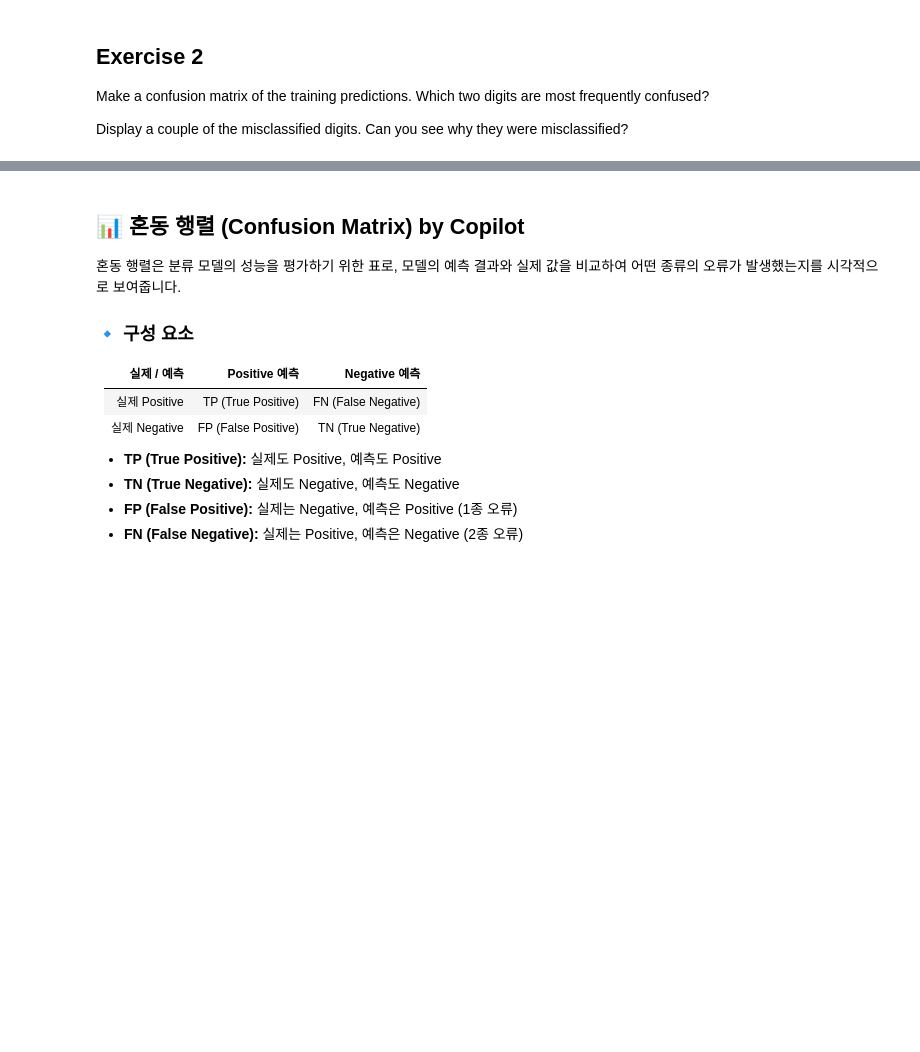
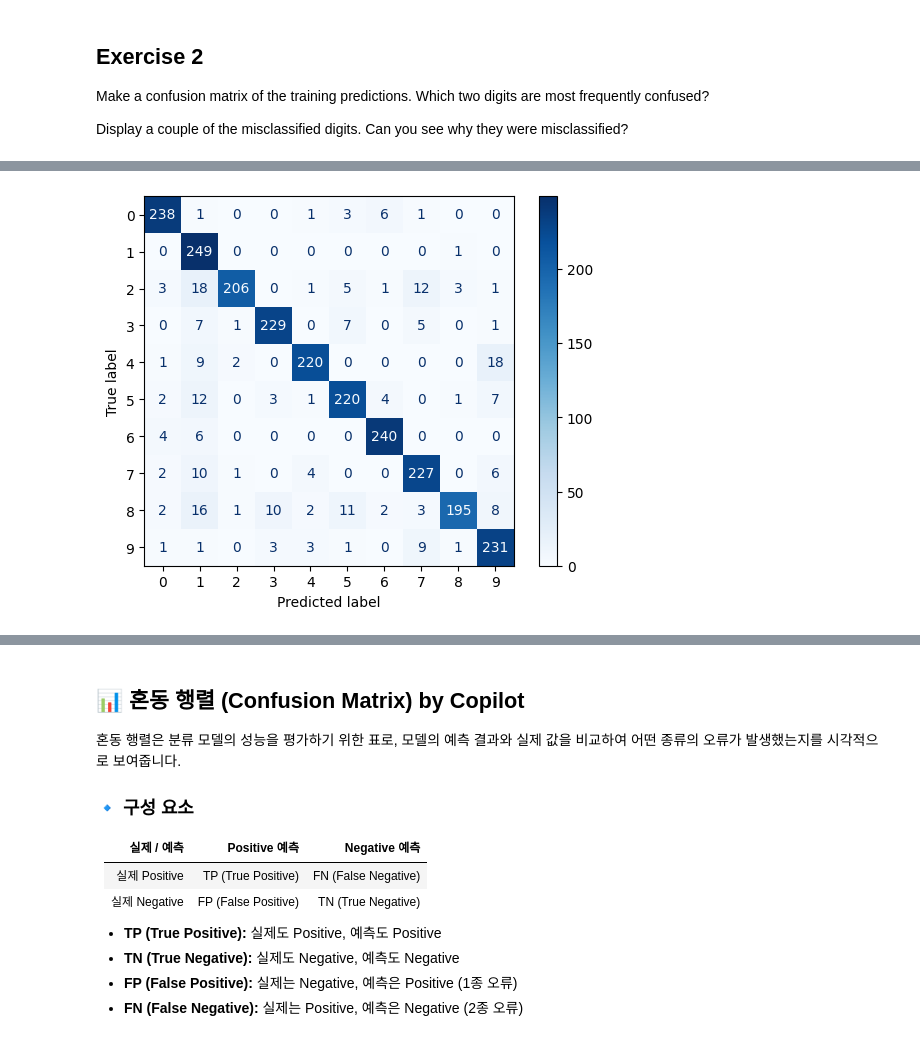
Before and after one commit to Elnya/DATASCI112, a Jupyter notebook: week6/6.2.handwritten-digit-classification.ipynb, the cells around one changed output, grey strips where cells are left out. Drawn from its saved outputs; the diff is of its cells as text; code cells hidden in the pictures; blank space fills up the shorter version.

```diff
--- a/week6/6.2.handwritten-digit-classification.ipynb
+++ b/week6/6.2.handwritten-digit-classification.ipynb
@@ -106,0 +108,26 @@ Display a couple of the misclassified digits. Can you see why they were misclass
+# %%
+# Split the data into training and validation datasets
+df_train = df.groupby('class').sample(frac=0.5)
+df_val = df.drop(df_train.index)
+# %%
+# create the 10-nearest neighbors classifier using training data
+from sklearn.neighbors import KNeighborsClassifier
+
+X_train = df_train.drop('class', axis=1).values
+y_train = df_train['class'].values
+
+classifier = KNeighborsClassifier(n_neighbors=10, metric="euclidean")
+
+classifier.fit(X_train, y_train)
+
+# predict the validation set
+X_val = df_val.drop('class', axis=1).values
+y_true = df_val['class'].values
+y_pred = classifier.predict(X_val)
+# %%
+# create confusion matrix
+from sklearn.metrics import confusion_matrix
+
+labels = [0, 1, 2, 3, 4, 5, 6, 7, 8, 9]
+cm = confusion_matrix(y_true, y_pred, labels=labels)
+cm
@@ -106,0 +145,10 @@ Display a couple of the misclassified digits. Can you see why they were misclass
+# %%
+# visualize confusion matrix
+from sklearn.metrics import ConfusionMatrixDisplay
+import matplotlib.pyplot as plt
+
+cm_display = ConfusionMatrixDisplay(confusion_matrix=cm, display_labels=labels)
+cm_display.plot(cmap='Blues')
+plt.show()
+# %% [output]
+[figure, added]
```
Also changed, not shown: parts of 11 cells of this notebook, 1 other file.
